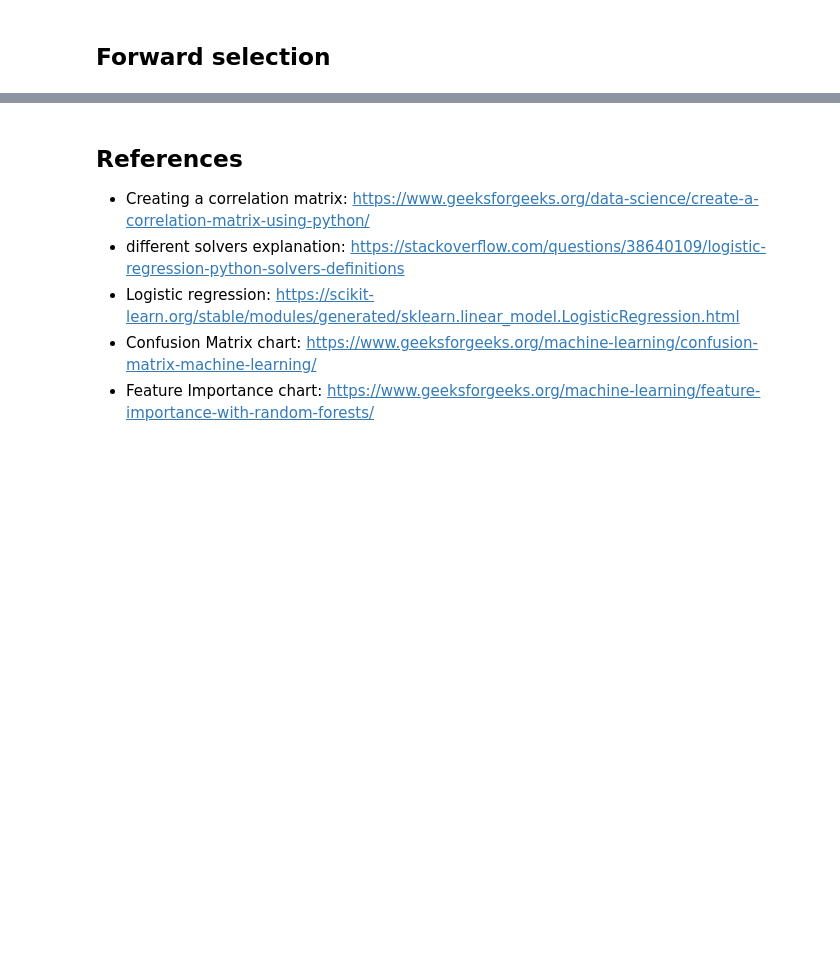
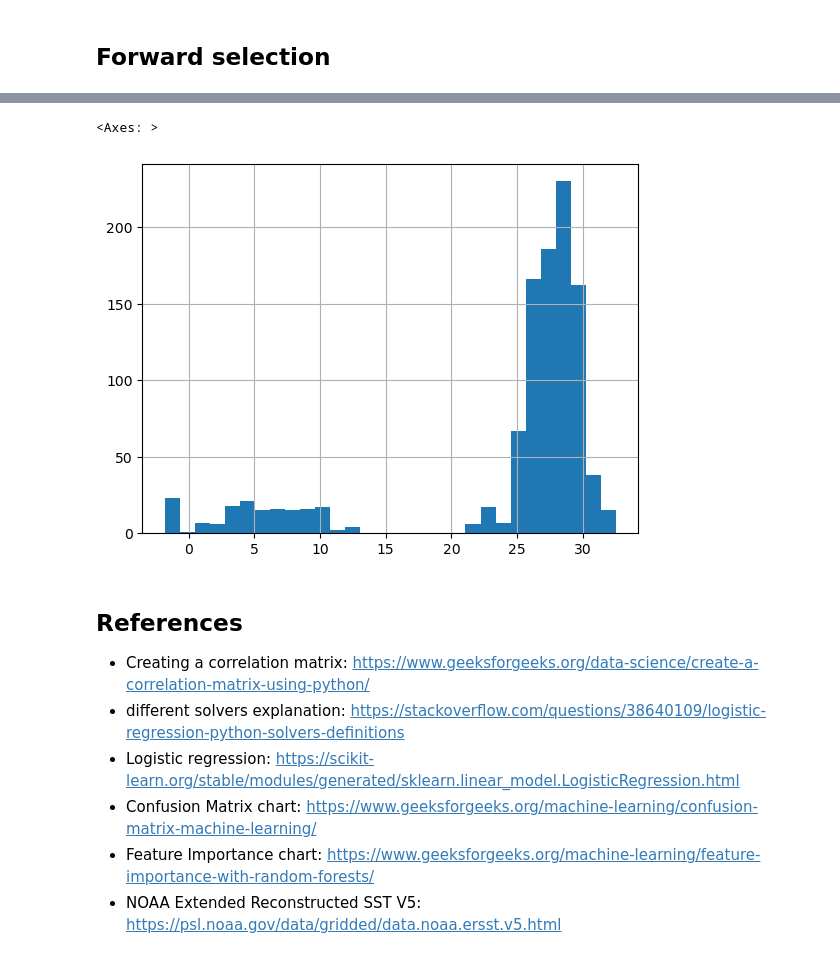
Before and after one commit to madwhe/WWF-Fisheries-Conflict-Analysis, a Jupyter notebook: WWF_Team9_Summer26.ipynb, the cells around one changed output, grey strips where cells are left out. Drawn from its saved outputs; the diff is of its cells as text; code cells hidden in the pictures; blank space fills up the shorter version.

```diff
--- a/WWF_Team9_Summer26.ipynb
+++ b/WWF_Team9_Summer26.ipynb
@@ -452,0 +743,13 @@ weighted avg       0.70      0.70      0.68       212
+# %%
+# check if any missing values
+df_with_sst_ocean = add_sst_to_events(
+    events_df=df,
+    sst_ds=sst_ds,
+    date_col="date",
+    lat_col="latitude",
+    lon_col="longitude",
+    max_radius_deg=10
+)
+
+df_with_sst_ocean["sst_degC"].isna().sum()
+# df_with_sst_ocean["sst_distance_km"].describe()
@@ -453,3 +854,9 @@ weighted avg       0.70      0.70      0.68       212
+# %%
+# inspect SST variable
+df_with_sst_ocean["sst_degC"].hist(bins=30)
+# %% [output]
+<Axes: >
+[figure, added]
 # %% [markdown]
 ## References
 - Creating a correlation matrix: https://www.geeksforgeeks.org/data-science/create-a-correlation-matrix-using-python/
@@ -457,3 +864,4 @@ weighted avg       0.70      0.70      0.68       212
 - Logistic regression: https://scikit-learn.org/stable/modules/generated/sklearn.linear_model.LogisticRegression.html
 - Confusion Matrix chart: https://www.geeksforgeeks.org/machine-learning/confusion-matrix-machine-learning/
 - Feature Importance chart: https://www.geeksforgeeks.org/machine-learning/feature-importance-with-random-forests/
+- NOAA Extended Reconstructed SST V5: https://psl.noaa.gov/data/gridded/data.noaa.ersst.v5.html
```
Also changed, not shown: parts of 18 cells of this notebook.
